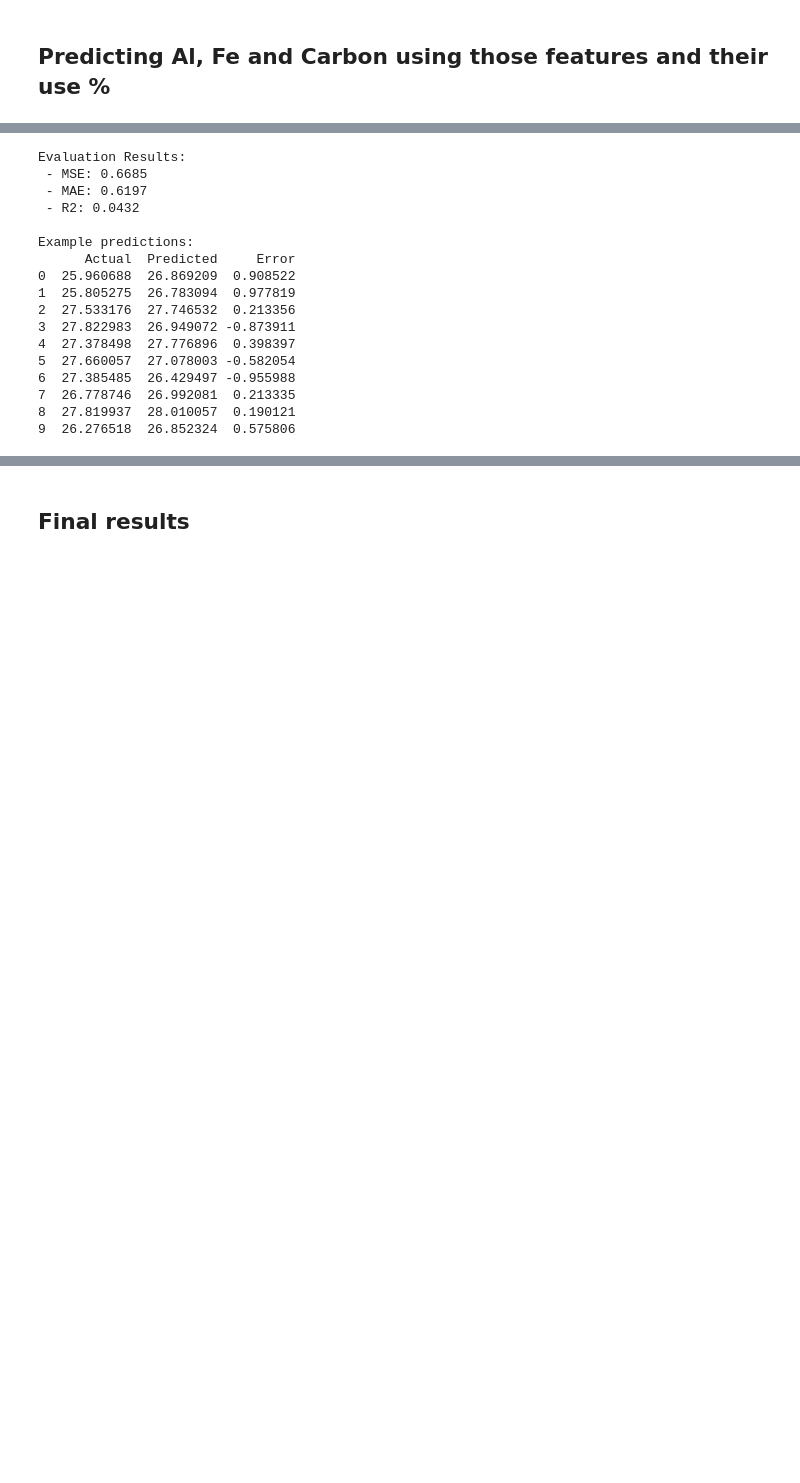
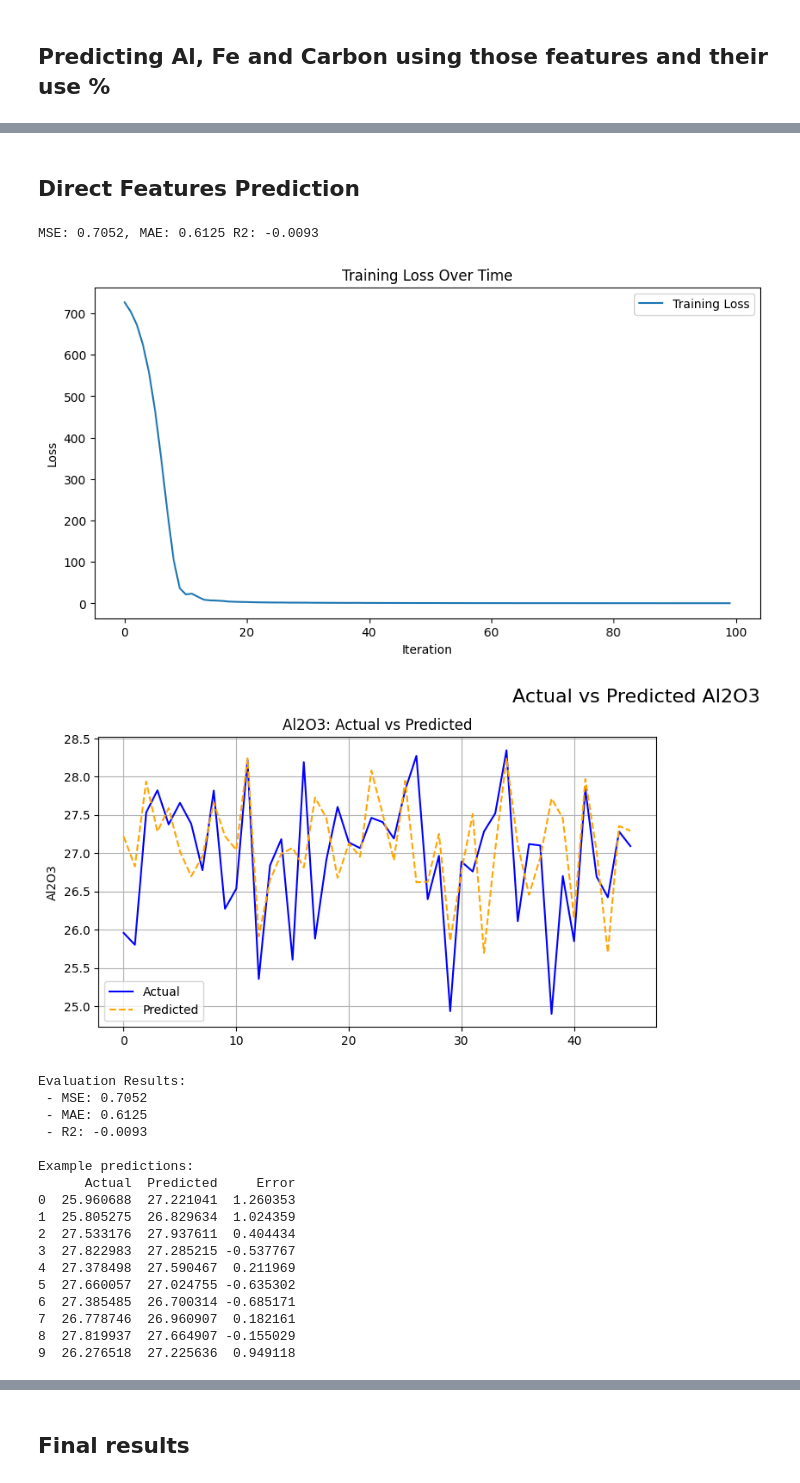
Before and after one commit to pedro-ddomingues/PEC, a Jupyter notebook: NNs.ipynb, the cells around one changed output, grey strips where cells are left out. Saved outputs shown, nothing was run; the diff lists cells and outputs as text; code cells hidden in the pictures; blank space fills up the shorter version.

```diff
--- a/NNs.ipynb
+++ b/NNs.ipynb
@@ -411,21 +209,33 @@ plt.show()
-# %%
-results = evaluate_with_examples(model, X_test_tensor, y_test_tensor, n=10, features='Al203')
-all_results.append(results)
-# %% [output]
-Evaluation Results:
- - MSE: 0.6685
- - MAE: 0.6197
- - R2: 0.0432
-
-Example predictions:
-      Actual  Predicted     Error
-0  25.960688  26.869209  0.908522
-1  25.805275  26.783094  0.977819
-2  27.533176  27.746532  0.213356
-3  27.822983  26.949072 -0.873911
-4  27.378498  27.776896  0.398397
-5  27.660057  27.078003 -0.582054
-6  27.385485  26.429497 -0.955988
-7  26.778746  26.992081  0.213335
-8  27.819937  28.010057  0.190121
-9  26.276518  26.852324  0.575806
+# %% [markdown]
+## Direct Features Prediction
+# %%
+y = data[['Al2O3.7']]
+X = data.filter(regex='^Al2O3|^%')
+X = X.drop(columns=['Al2O3.7'])
+
+loss_values, predictions, y_test_tensor, model, y_train_tensor, X_test_tensor, r2 = train_data(X, y, X.shape[1], y.shape[1], 64, 32, 0.002, 100)
+plot_loss(loss_values)
+plot_compare(predictions, y_test_tensor, 'Al2O3', ['Al2O3'])
+results = evaluate_with_examples(model, X_test_tensor, y_test_tensor, n=10, features='Al203')
+all_results.append(results)
+# %% [output]
+MSE: 0.7052, MAE: 0.6125 R2: -0.0093
+[figure, added]
+[figure, added]
+Evaluation Results:
+ - MSE: 0.7052
+ - MAE: 0.6125
+ - R2: -0.0093
+
+Example predictions:
+      Actual  Predicted     Error
+0  25.960688  27.221041  1.260353
+1  25.805275  26.829634  1.024359
+2  27.533176  27.937611  0.404434
+3  27.822983  27.285215 -0.537767
+4  27.378498  27.590467  0.211969
+5  27.660057  27.024755 -0.635302
+6  27.385485  26.700314 -0.685171
+7  26.778746  26.960907  0.182161
+8  27.819937  27.664907 -0.155029
+9  26.276518  27.225636  0.949118
```
Also changed, not shown: parts of 31 cells of this notebook.
